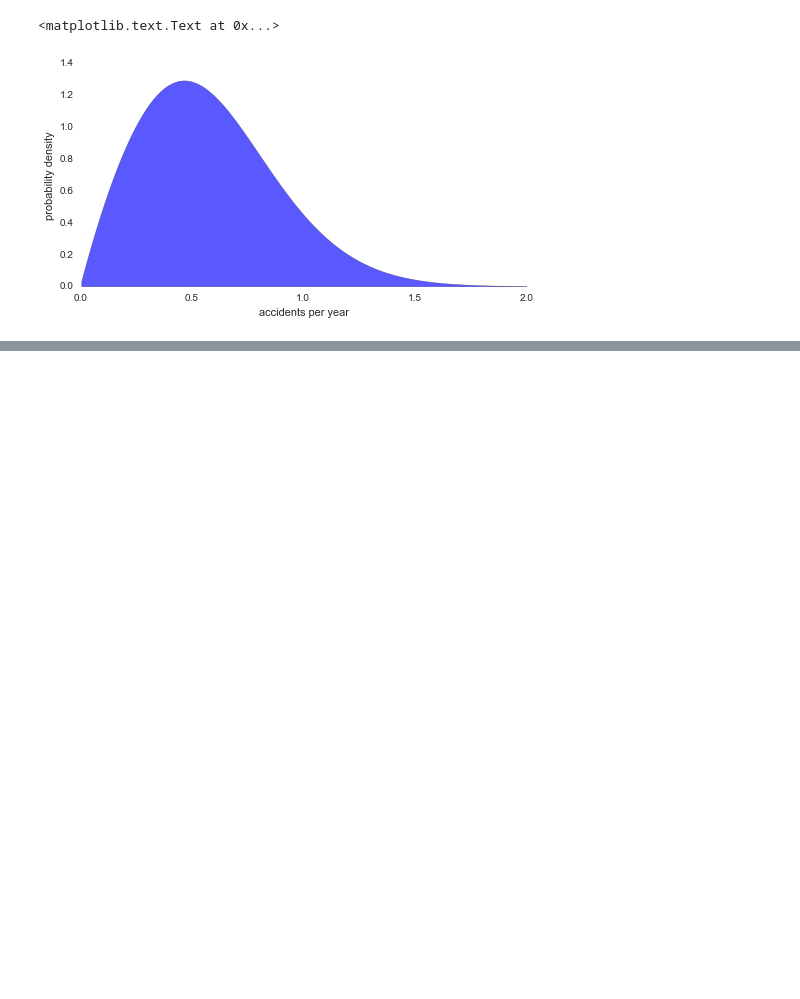
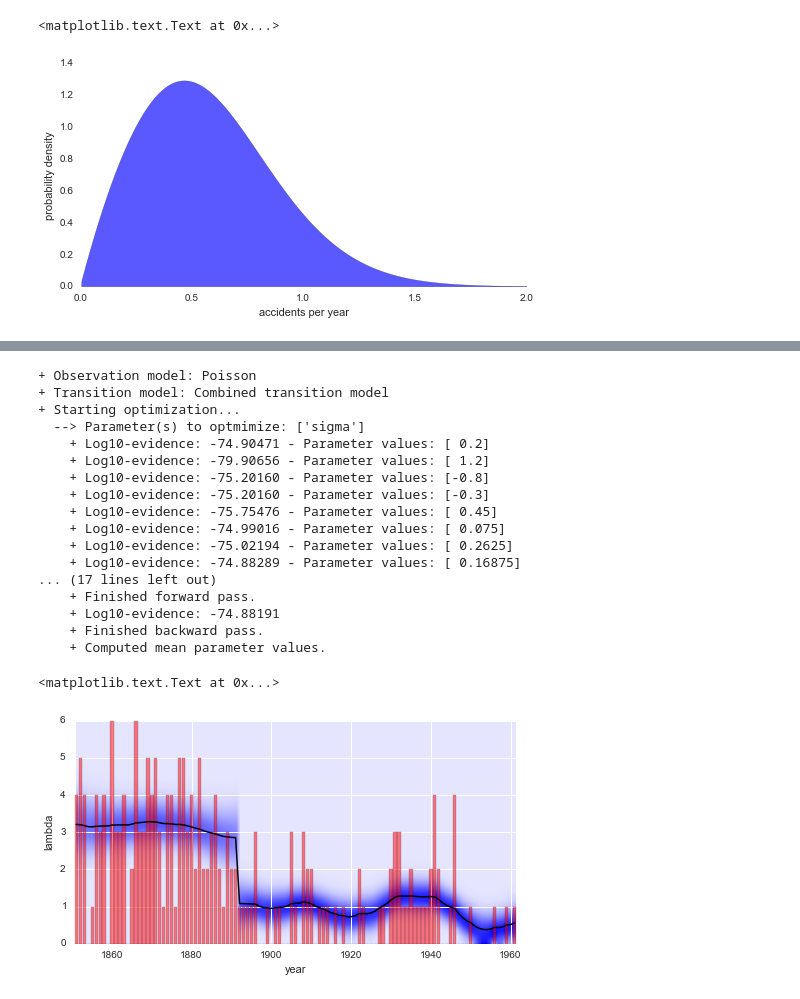
Before and after one commit to christophmark/bayesloop, a Jupyter notebook: docs/bayesloop_tutorial.ipynb, the cells around one changed output, grey strips where cells are left out. Saved outputs shown, nothing was run; the diff lists cells and outputs as text; code cells hidden in the pictures; blank space fills up the shorter version.

Commit message:
Added advanced features section

```diff
--- a/docs/bayesloop_tutorial.ipynb
+++ b/docs/bayesloop_tutorial.ipynb
@@ -478,0 +532,36 @@ Apart from the `step` method, the `onlineStudy` class provides two additional me
+# %%
+# re-define observation model after section 6.1
+M = bl.observationModels.Poisson()
+S.setObservationModel(M)
+
+# combined model (change-point model + Gaussian random walk)
+K = bl.transitionModels.CombinedTransitionModel(bl.transitionModels.ChangePoint(tChange=40),
+                                                bl.transitionModels.GaussianRandomWalk(sigma=0.2))
+S.setTransitionModel(K)
+S.optimize('sigma')  # equivalent alternative: S.optimize(['sigma'])
+
+plt.figure(figsize=(8, 4))
+plt.bar(range(1851, 1962), S.rawData, align='center', facecolor='r', alpha=.5)
+bl.plotParameterEvolution(S, param='lambda', xLower=1851, xUpper=1962)
+plt.xlim([1850, 1962])
+plt.xlabel('year')
+# %% [output]
++ Observation model: Poisson
++ Transition model: Combined transition model
++ Starting optimization...
+  --> Parameter(s) to optmimize: ['sigma']
+    + Log10-evidence: -74.90471 - Parameter values: [ 0.2]
+    + Log10-evidence: -79.90656 - Parameter values: [ 1.2]
+    + Log10-evidence: -75.20160 - Parameter values: [-0.8]
+    + Log10-evidence: -75.20160 - Parameter values: [-0.3]
+    + Log10-evidence: -75.75476 - Parameter values: [ 0.45]
+    + Log10-evidence: -74.99016 - Parameter values: [ 0.075]
+    + Log10-evidence: -75.02194 - Parameter values: [ 0.2625]
+    + Log10-evidence: -74.88289 - Parameter values: [ 0.16875]
+... (17 lines left out)
+    + Finished forward pass.
+    + Log10-evidence: -74.88191
+    + Finished backward pass.
+    + Computed mean parameter values.
+<matplotlib.text.Text at 0x...>
+[figure, added]
```
Also changed, not shown: parts of 9 cells of this notebook.
